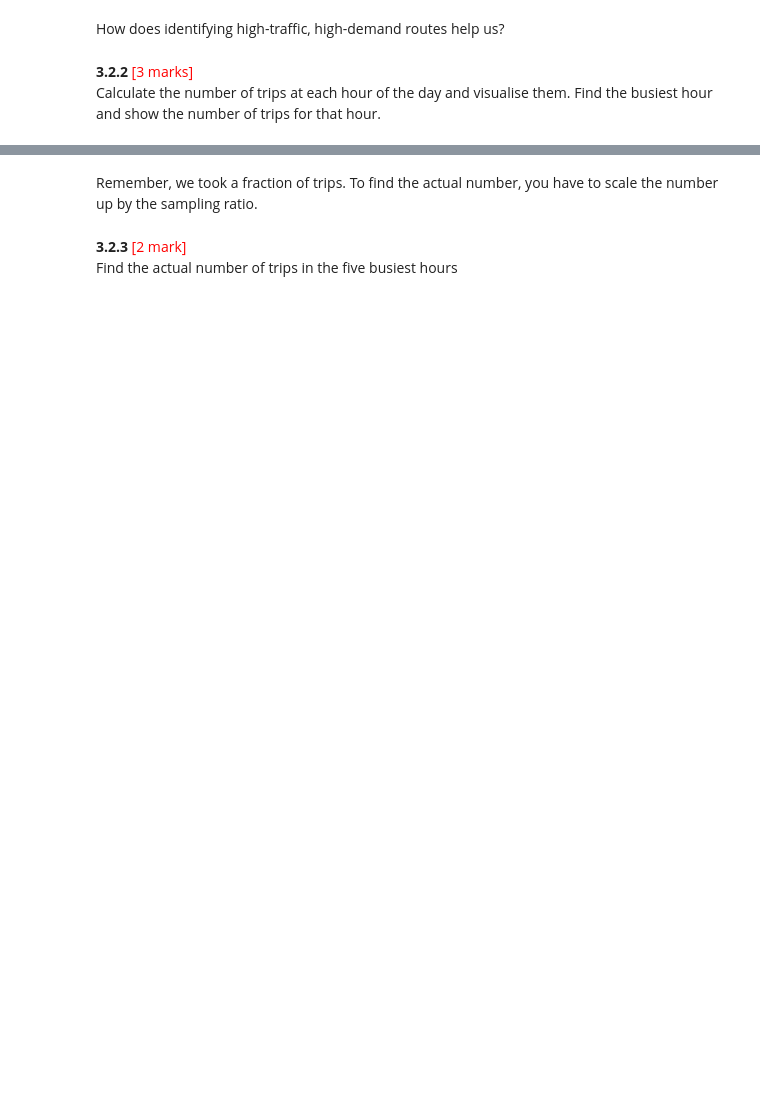
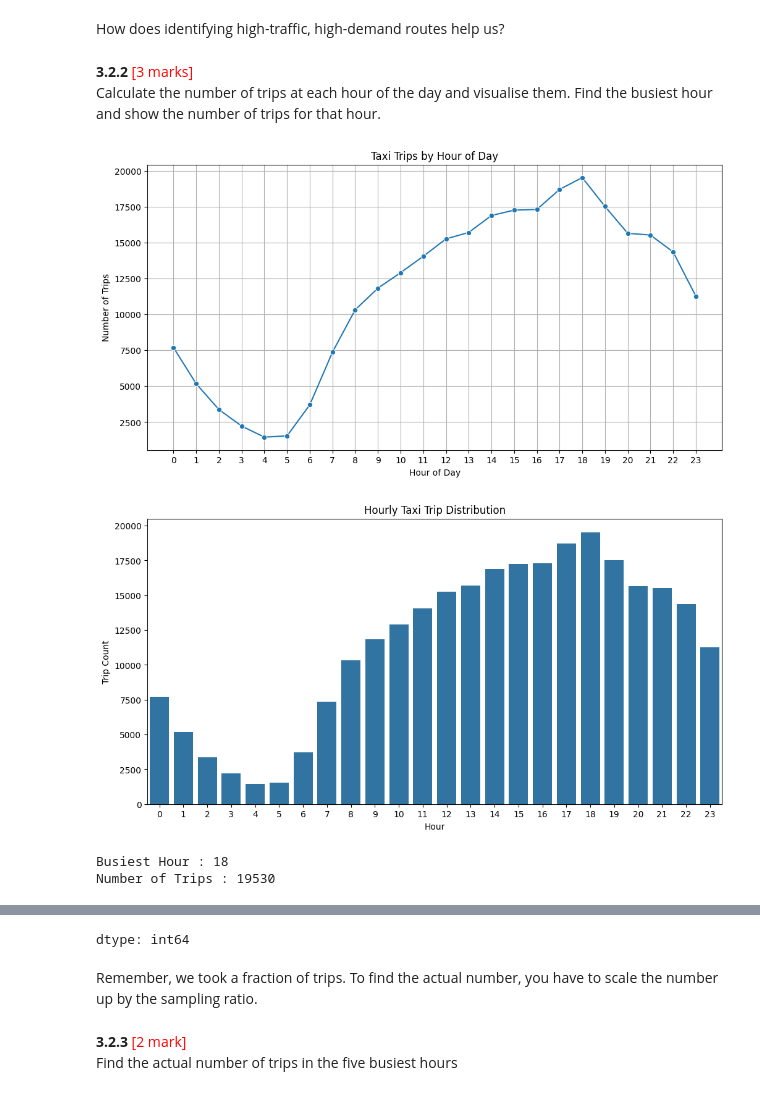
Before and after one commit to viswanathamveluri/epg-appliedai, a Jupyter notebook: assessment/EDA_Assg_NYC_Taxi_Starter.ipynb, the cells around one changed output, grey strips where cells are left out. Cells and saved outputs as stored; diff of their text form; code cells hidden in the pictures; blank space fills up the shorter version.

```diff
--- a/assessment/EDA_Assg_NYC_Taxi_Starter.ipynb
+++ b/assessment/EDA_Assg_NYC_Taxi_Starter.ipynb
@@ -2310,0 +2423,77 @@ Calculate the number of trips at each hour of the day and visualise them. Find t
+# %%
+# =========================================================
+# 3.2.2 Analyse trips by hour of the day
+# =========================================================
+# Calculate the number of trips at each hour
+
+hourly_trip_counts = (
+    df['pickup_hour']
+    .value_counts()
+    .sort_index()
+)
+
+hourly_trip_counts
+
+# Visualise the number of trips per hour
+
+plt.figure(figsize=(12,6))
+
+sns.lineplot(
+    x=hourly_trip_counts.index,
+    y=hourly_trip_counts.values,
+    marker='o'
+)
+
+plt.title('Taxi Trips by Hour of Day')
+
+plt.xlabel('Hour of Day')
+
+plt.ylabel('Number of Trips')
+
+plt.xticks(range(0,24))
+
+plt.grid(True)
+
+plt.show()
+
+# bar chart version
+
+plt.figure(figsize=(12,6))
+
+sns.barplot(
+    x=hourly_trip_counts.index,
+    y=hourly_trip_counts.values
+)
+
+plt.title('Hourly Taxi Trip Distribution')
+
+plt.xlabel('Hour')
+
+plt.ylabel('Trip Count')
+
+plt.show()
+
+# Find the busiest hour
+
+busiest_hour = hourly_trip_counts.idxmax()
+
+max_trips = hourly_trip_counts.max()
+
+print('Busiest Hour :', busiest_hour)
+
+print('Number of Trips :', max_trips)
+
+# top 5 busiest hours
+
+top_hours = (
+    hourly_trip_counts
+    .sort_values(ascending=False)
+    .head(5)
+)
+
+top_hours
+# %% [output]
+[figure, added]
+[figure, added]
+Busiest Hour : 18
+Number of Trips : 19530
@@ -2311,3 +2507,4 @@ Calculate the number of trips at each hour of the day and visualise them. Find t
+dtype: int64
 # %% [markdown]
 Remember, we took a fraction of trips. To find the actual number, you have to scale the number up by the sampling ratio.
 # %% [markdown]
```
Also changed, not shown: parts of 10 cells of this notebook.
